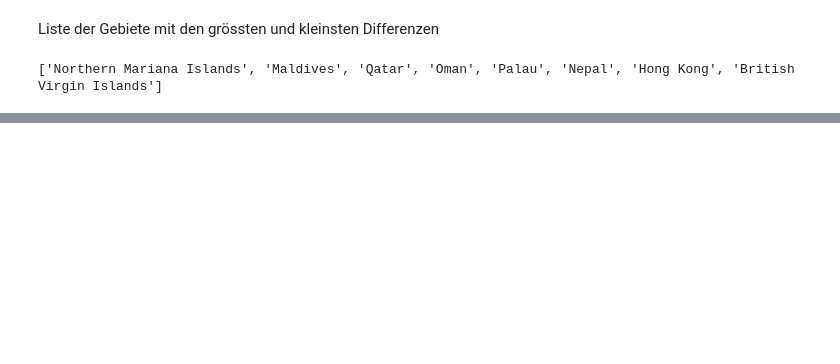
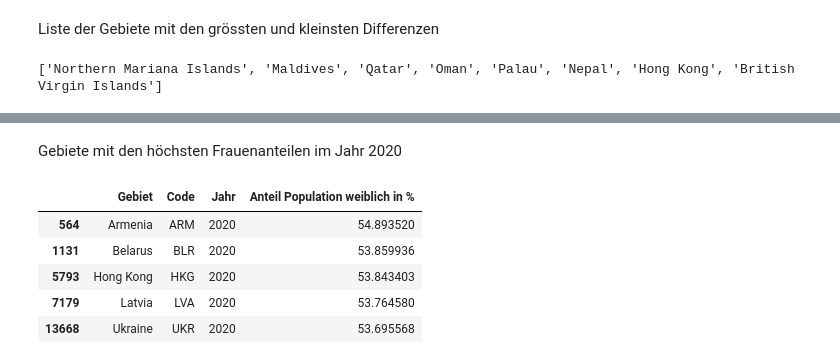
Before and after one commit to elenabuchli/Leistungsnachweis_2, a Jupyter notebook: Leistungsnachweis_Python_Frauenanteil.ipynb, the cells around one changed output, grey strips where cells are left out. Drawn from its saved outputs; the diff is of its cells as text; code cells hidden in the pictures; blank space fills up the shorter version.

```diff
--- a/Leistungsnachweis_Python_Frauenanteil.ipynb
+++ b/Leistungsnachweis_Python_Frauenanteil.ipynb
@@ -285,0 +302,11 @@ print(Gebiets_liste)
+# %% [markdown]
+Gebiete mit den höchsten Frauenanteilen im Jahr 2020
+# %%
+df_filtered[df_filtered['Jahr'] == 2020].sort_values(by='Anteil Population weiblich in %', ascending=False).head(5)
+# %% [output]
+|  | Gebiet | Code | Jahr | Anteil Population weiblich in % |
+| 564 | Armenia | ARM | 2020 | 54.893520 |
+| 1131 | Belarus | BLR | 2020 | 53.859936 |
+| 5793 | Hong Kong | HKG | 2020 | 53.843403 |
+| 7179 | Latvia | LVA | 2020 | 53.764580 |
+| 13668 | Ukraine | UKR | 2020 | 53.695568 |
```
Also changed, not shown: parts of 9 cells of this notebook, 1 other file.
